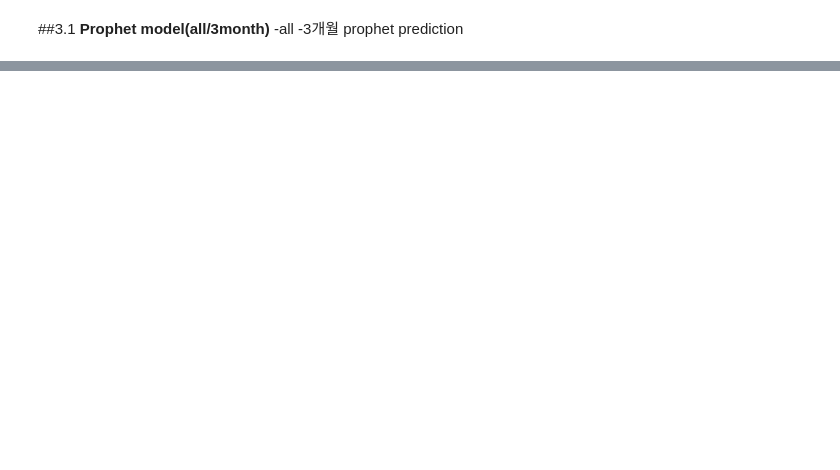
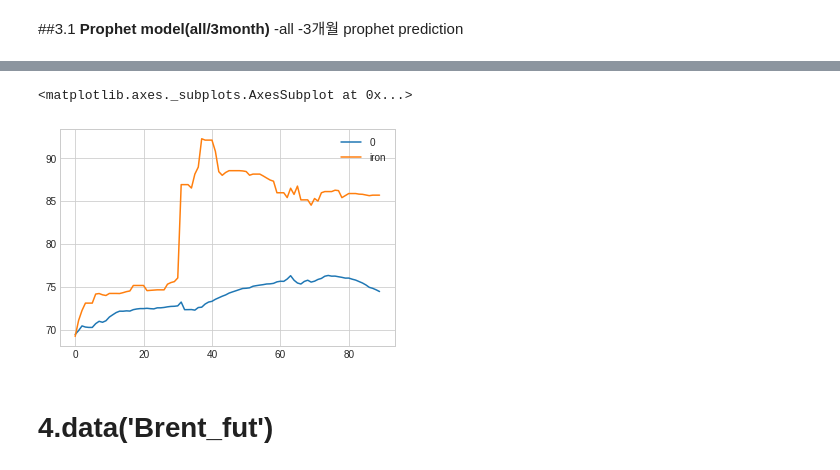
Before and after one commit to DoSungjin/black_coal_price, a Jupyter notebook: Prophet_변화율.ipynb, the cells around one changed output, grey strips where cells are left out. Saved outputs shown, nothing was run; the diff lists cells and outputs as text; code cells hidden in the pictures; blank space fills up the shorter version.

```diff
--- a/Prophet_변화율.ipynb
+++ b/Prophet_변화율.ipynb
@@ -256,0 +287,11 @@ plt.show()
+# %%
+c = df['iron'][-90:]
+c = c.reset_index()
+c = c.drop('index',axis = 1)
+_ = pd.concat([b, c], axis = 1)
+_.plot()
+# %% [output]
+<matplotlib.axes._subplots.AxesSubplot at 0x...>
+[figure, added]
+# %% [markdown]
+# **4.data('Brent_fut')**
```
Also changed, not shown: parts of 88 cells of this notebook.
